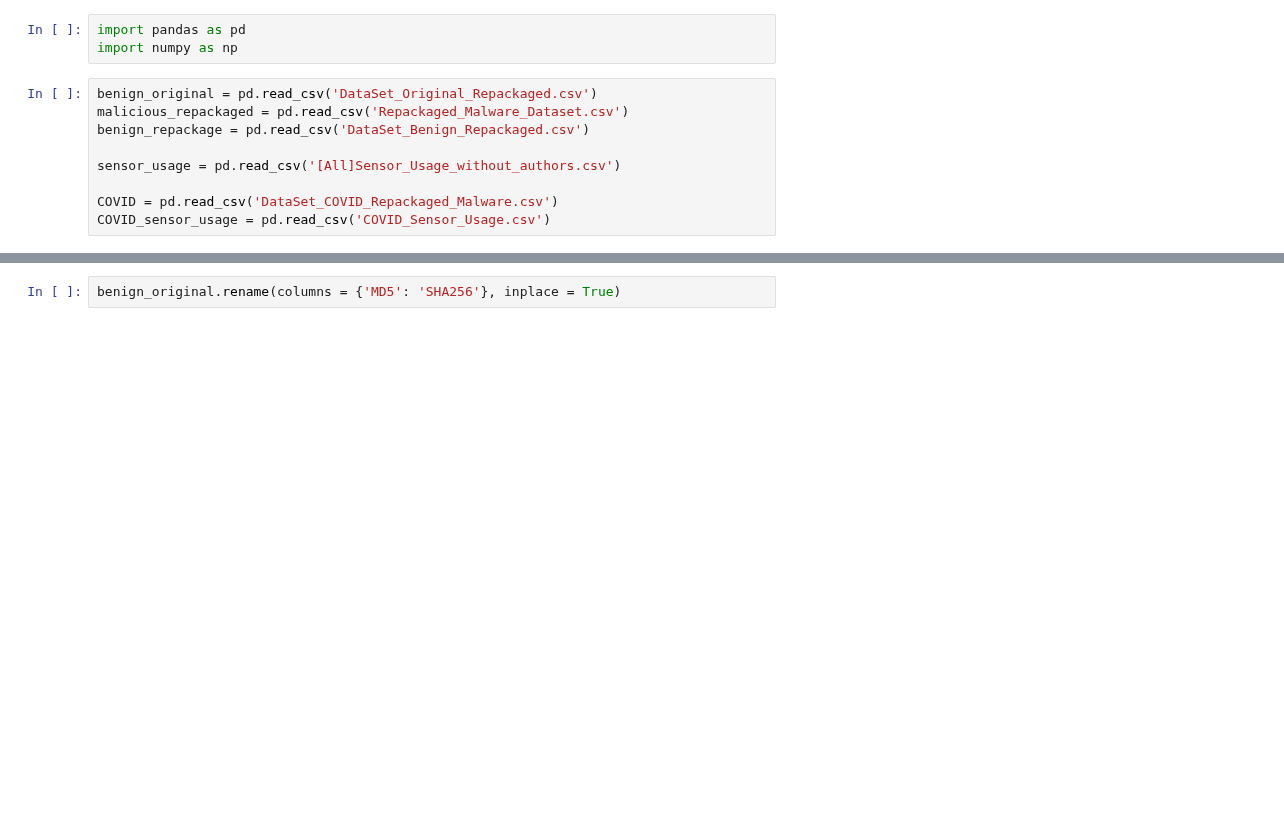
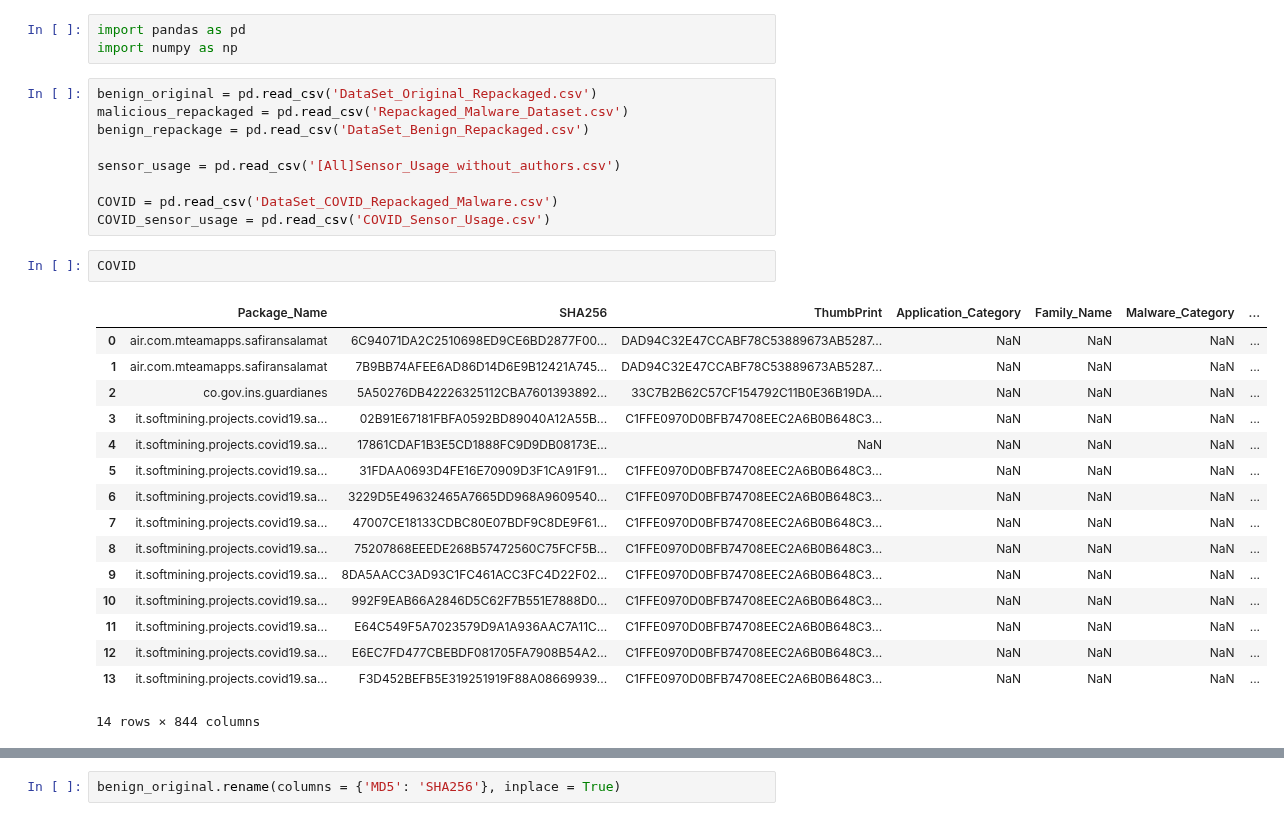
Before and after one commit to Programming-Systems-Lab/Capstone-2, a Jupyter notebook: Data Preprocessing/Prepare Dataset.ipynb, the cells around one changed output, grey strips where cells are left out. Drawn from its saved outputs; the diff is of its cells as text; blank space fills up the shorter version.

```diff
--- a/Data Preprocessing/Prepare Dataset.ipynb
+++ b/Data Preprocessing/Prepare Dataset.ipynb
@@ -10,3 +10,22 @@ sensor_usage = pd.read_csv('[All]Sensor_Usage_without_authors.csv')
 
 COVID = pd.read_csv('DataSet_COVID_Repackaged_Malware.csv')
 COVID_sensor_usage = pd.read_csv('COVID_Sensor_Usage.csv')
+# %%
+COVID
+# %% [output]
+|  | Package_Name | SHA256 | ThumbPrint | Application_Category | Family_Name | Malware_Category | ... |
+| 0 | air.com.mteamapps.safiransalamat | 6C94071DA2C2510698ED9CE6BD2877F00... | DAD94C32E47CCABF78C53889673AB5287... | NaN | NaN | NaN | ... |
+| 1 | air.com.mteamapps.safiransalamat | 7B9BB74AFEE6AD86D14D6E9B12421A745... | DAD94C32E47CCABF78C53889673AB5287... | NaN | NaN | NaN | ... |
+| 2 | co.gov.ins.guardianes | 5A50276DB42226325112CBA7601393892... | 33C7B2B62C57CF154792C11B0E36B19DA... | NaN | NaN | NaN | ... |
+| 3 | it.softmining.projects.covid19.sa... | 02B91E67181FBFA0592BD89040A12A55B... | C1FFE0970D0BFB74708EEC2A6B0B648C3... | NaN | NaN | NaN | ... |
+| 4 | it.softmining.projects.covid19.sa... | 17861CDAF1B3E5CD1888FC9D9DB08173E... | NaN | NaN | NaN | NaN | ... |
+| 5 | it.softmining.projects.covid19.sa... | 31FDAA0693D4FE16E70909D3F1CA91F91... | C1FFE0970D0BFB74708EEC2A6B0B648C3... | NaN | NaN | NaN | ... |
+| 6 | it.softmining.projects.covid19.sa... | 3229D5E49632465A7665DD968A9609540... | C1FFE0970D0BFB74708EEC2A6B0B648C3... | NaN | NaN | NaN | ... |
+| 7 | it.softmining.projects.covid19.sa... | 47007CE18133CDBC80E07BDF9C8DE9F61... | C1FFE0970D0BFB74708EEC2A6B0B648C3... | NaN | NaN | NaN | ... |
+| 8 | it.softmining.projects.covid19.sa... | 75207868EEEDE268B57472560C75FCF5B... | C1FFE0970D0BFB74708EEC2A6B0B648C3... | NaN | NaN | NaN | ... |
+| 9 | it.softmining.projects.covid19.sa... | 8DA5AACC3AD93C1FC461ACC3FC4D22F02... | C1FFE0970D0BFB74708EEC2A6B0B648C3... | NaN | NaN | NaN | ... |
+| 10 | it.softmining.projects.covid19.sa... | 992F9EAB66A2846D5C62F7B551E7888D0... | C1FFE0970D0BFB74708EEC2A6B0B648C3... | NaN | NaN | NaN | ... |
+| 11 | it.softmining.projects.covid19.sa... | E64C549F5A7023579D9A1A936AAC7A11C... | C1FFE0970D0BFB74708EEC2A6B0B648C3... | NaN | NaN | NaN | ... |
+| 12 | it.softmining.projects.covid19.sa... | E6EC7FD477CBEBDF081705FA7908B54A2... | C1FFE0970D0BFB74708EEC2A6B0B648C3... | NaN | NaN | NaN | ... |
+| 13 | it.softmining.projects.covid19.sa... | F3D452BEFB5E319251919F88A08669939... | C1FFE0970D0BFB74708EEC2A6B0B648C3... | NaN | NaN | NaN | ... |
+14 rows × 844 columns
```
Also changed, not shown: parts of 1 cell of this notebook, 1 other file.
